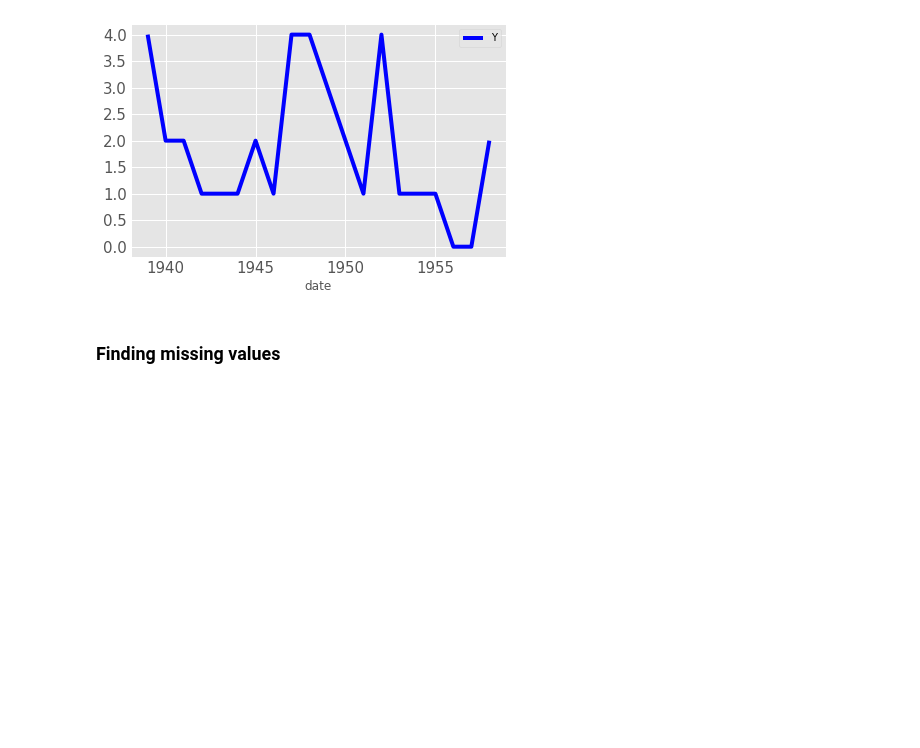
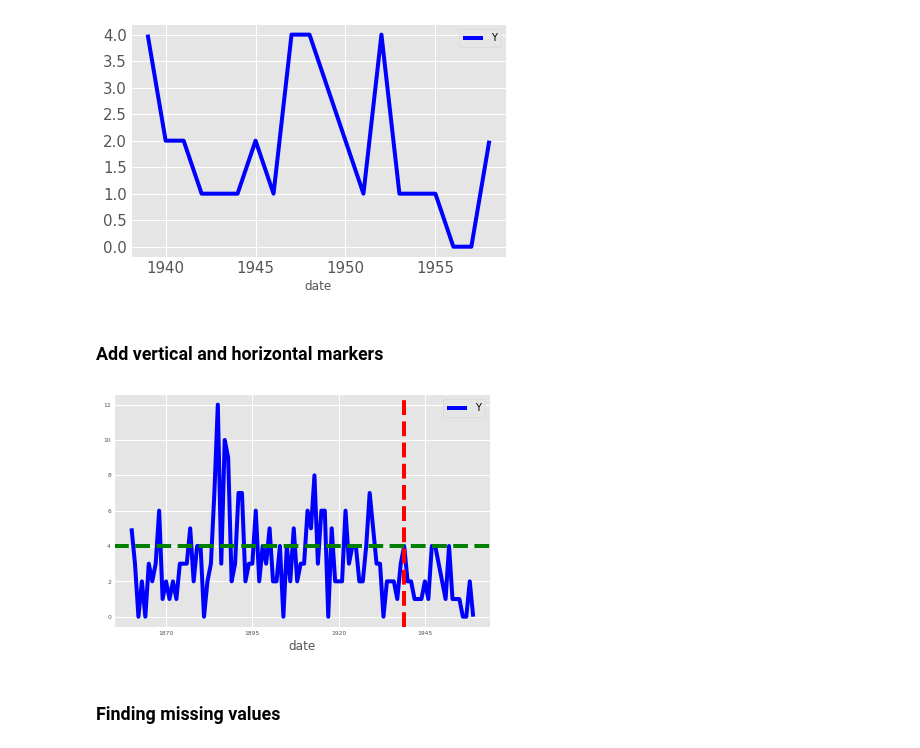
Before and after one commit to bhaskarjitsarmah/projects_D, a Jupyter notebook: Visualizing Time Series Data in Python/Visualizing Time Series Data in Python.ipynb, the cells around one changed output. Drawn from its saved outputs; the diff is of its cells as text; code cells hidden in the pictures; blank space fills up the shorter version.

Commit message:
added code to plot vertical and horizontal markers

```diff
--- a/Visualizing Time Series Data in Python/Visualizing Time Series Data in Python.ipynb
+++ b/Visualizing Time Series Data in Python/Visualizing Time Series Data in Python.ipynb
@@ -120,6 +120,21 @@ ax = discoveries_subset_2.plot(color='blue', fontsize=15)
 plt.show()
 # %% [output]
 [figure]
+# %% [markdown]
+### Add vertical and horizontal markers
+# %%
+# Plot your the discoveries time series
+ax = discoveries.plot(color='blue', fontsize=6)
+
+# Add a red vertical line
+ax.axvline('1939-01-01', color='red', linestyle='--')
+
+# Add a green horizontal line
+ax.axhline(4, color='green', linestyle='--')
+
+plt.show()
+# %% [output]
+[figure, added]
 # %% [markdown]
 ### Finding missing values
 # %%
```
